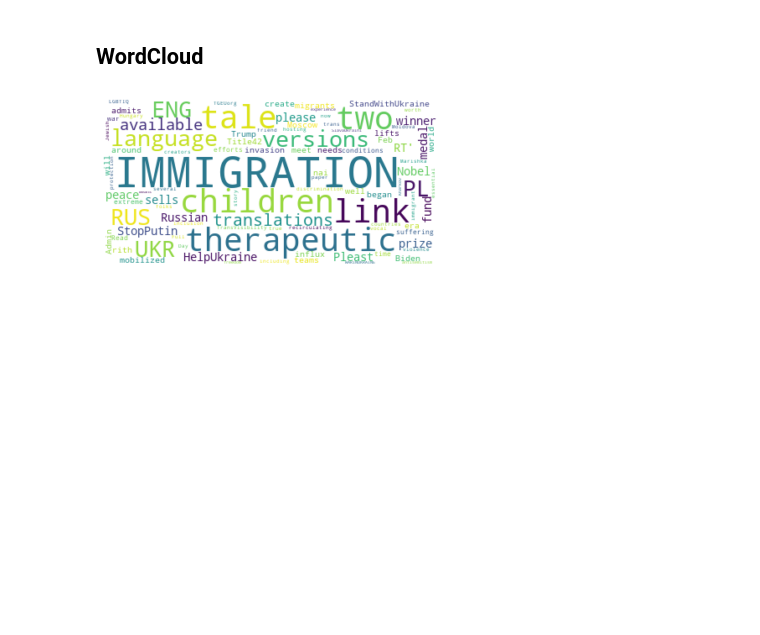
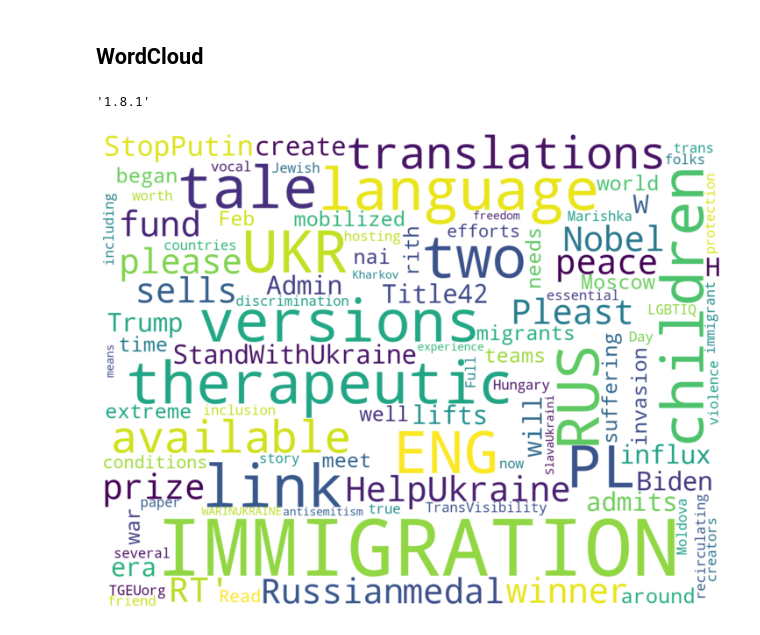
Before and after one commit to RuiaRui/project_CSM, a Jupyter notebook: CSM_ML_Pipeline.ipynb, the cells around one changed output. Saved outputs shown, nothing was run; the diff lists cells and outputs as text; code cells hidden in the pictures; blank space fills up the shorter version.

```diff
--- a/CSM_ML_Pipeline.ipynb
+++ b/CSM_ML_Pipeline.ipynb
@@ -508,26 +567,33 @@ fig.write_html("/content/drive/MyDrive/CSM_Project/result/hashtag_sentiment.html
 [interactive output not drawn]
 # %% [markdown]
 ## WordCloud
+# %%
+import wordcloud
+wordcloud.__version__
+# %% [output]
+'1.8.1'
 # %%
 from PIL import Image
 from wordcloud import WordCloud, STOPWORDS, ImageColorGenerator
 import matplotlib.pyplot as plt
 
 stopwords = set(STOPWORDS)
 stopwords.add('Ukraine')
 stopwords.add('Ukrainian')
 stopwords.add('URL')
 stopwords.add("URL'")
 stopwords.add('refugee')
 stopwords.add('refugees')
+stopwords.add('S')
+stopwords.add('B')
 
 text = df_result[df_result['max_sentiment'] == 'neutral'].text.values
-wordcloud = WordCloud(background_color="white",stopwords=stopwords).generate(str(text))
-plt.figure()
+wordcloud = WordCloud(width=1300, height=1000,background_color="white",stopwords=stopwords).generate(str(text))
+fig = plt.figure( figsize=(13,10) )
 plt.imshow(wordcloud, interpolation="bilinear")
 plt.axis("off")
 plt.show()
 # %% [output]
-[figure, old version]
+[figure, new version]
 # %%
 text = df_result[df_result['max_sentiment'] == 'positive'].text.values
```
Also changed, not shown: parts of 18 cells of this notebook.
